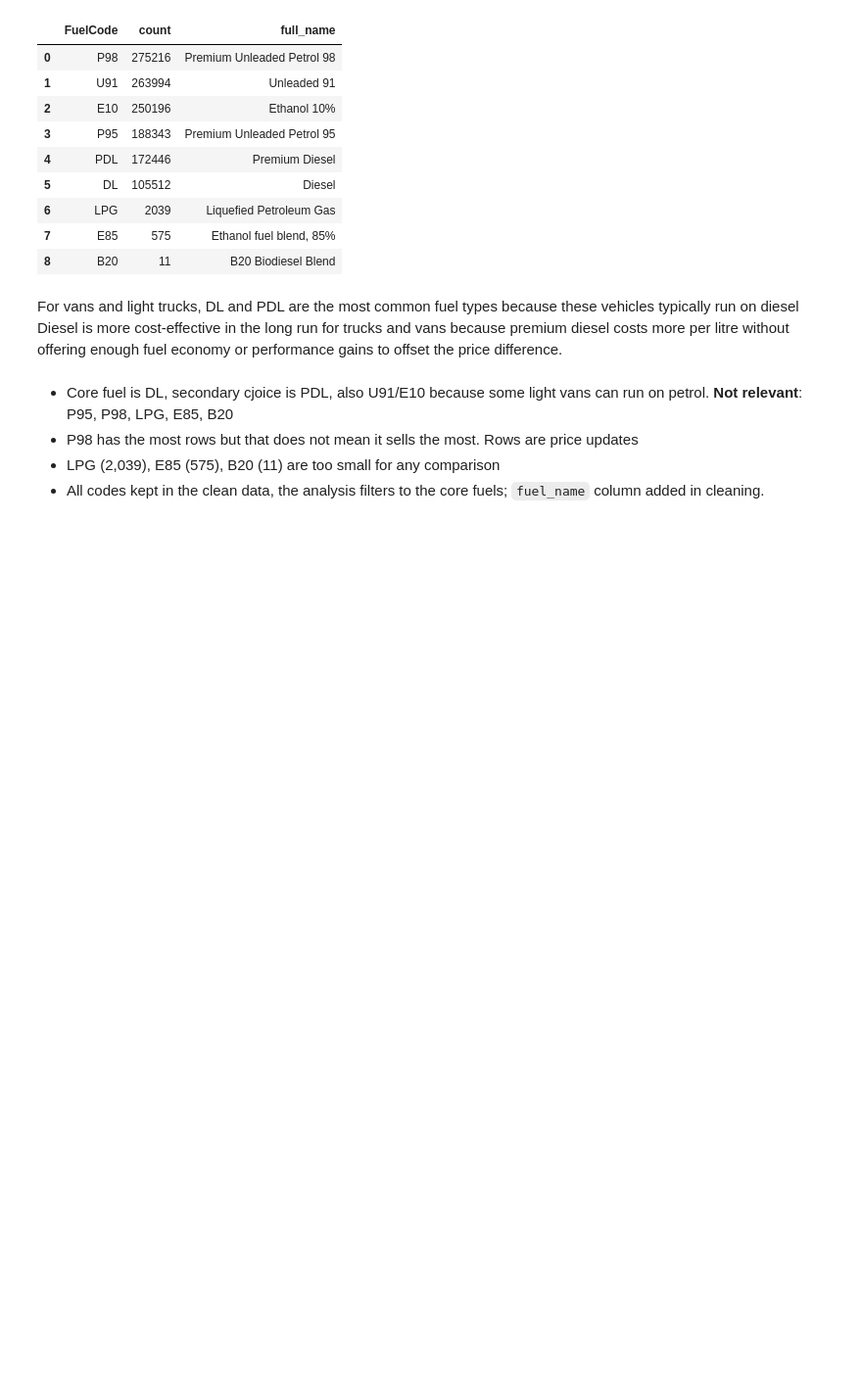
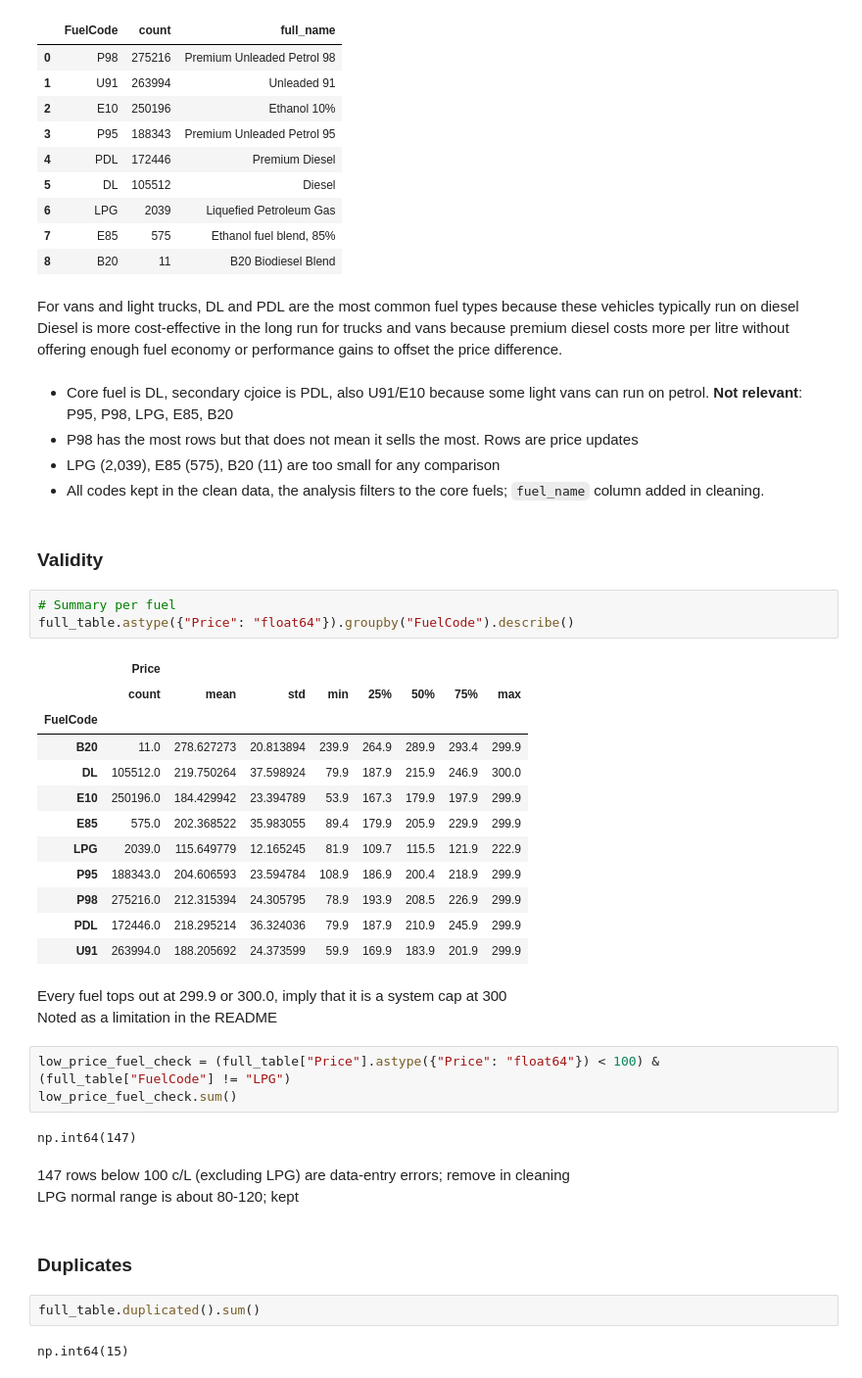
Before and after one commit to DanhHoangLongDuong/NSW-fuel-price-analysis, a Jupyter notebook: notebooks/01_load_and_profile.ipynb, the cells around one changed output. Shown at 98% size. Cells and saved outputs as stored; diff of their text form; blank space fills up the shorter version.

```diff
--- a/notebooks/01_load_and_profile.ipynb
+++ b/notebooks/01_load_and_profile.ipynb
@@ -471,3 +471,38 @@ Diesel is more cost-effective in the long run for trucks and vans because premiu
 - P98 has the most rows but that does not mean it sells the most. Rows are price updates
 - LPG (2,039), E85 (575), B20 (11)  are too small for any comparison
 - All codes kept in the clean data, the analysis filters to the core fuels; `fuel_name` column added in cleaning.
+# %% [markdown]
+### Validity
+# %%
+# Summary per fuel
+full_table.astype({"Price": "float64"}).groupby("FuelCode").describe()
+# %% [output]
+|  | Price |  |  |  |  |  |  |  |
+|  | count | mean | std | min | 25% | 50% | 75% | max |
+| FuelCode |  |  |  |  |  |  |  |  |
+| B20 | 11.0 | 278.627273 | 20.813894 | 239.9 | 264.9 | 289.9 | 293.4 | 299.9 |
+| DL | 105512.0 | 219.750264 | 37.598924 | 79.9 | 187.9 | 215.9 | 246.9 | 300.0 |
+| E10 | 250196.0 | 184.429942 | 23.394789 | 53.9 | 167.3 | 179.9 | 197.9 | 299.9 |
+| E85 | 575.0 | 202.368522 | 35.983055 | 89.4 | 179.9 | 205.9 | 229.9 | 299.9 |
+| LPG | 2039.0 | 115.649779 | 12.165245 | 81.9 | 109.7 | 115.5 | 121.9 | 222.9 |
+| P95 | 188343.0 | 204.606593 | 23.594784 | 108.9 | 186.9 | 200.4 | 218.9 | 299.9 |
+| P98 | 275216.0 | 212.315394 | 24.305795 | 78.9 | 193.9 | 208.5 | 226.9 | 299.9 |
+| PDL | 172446.0 | 218.295214 | 36.324036 | 79.9 | 187.9 | 210.9 | 245.9 | 299.9 |
+| U91 | 263994.0 | 188.205692 | 24.373599 | 59.9 | 169.9 | 183.9 | 201.9 | 299.9 |
+# %% [markdown]
+Every fuel tops out at 299.9 or 300.0, imply that it is a system cap at 300\
+Noted as a limitation in the README
+# %%
+low_price_fuel_check = (full_table["Price"].astype({"Price": "float64"}) < 100) & (full_table["FuelCode"] != "LPG")
+low_price_fuel_check.sum()
+# %% [output]
+np.int64(147)
+# %% [markdown]
+147 rows below 100 c/L (excluding LPG) are data-entry errors; remove in cleaning\
+LPG normal range is about 80-120; kept
+# %% [markdown]
+### Duplicates
+# %%
+full_table.duplicated().sum()
+# %% [output]
+np.int64(15)
```
Also changed, not shown: parts of 1 cell of this notebook.
